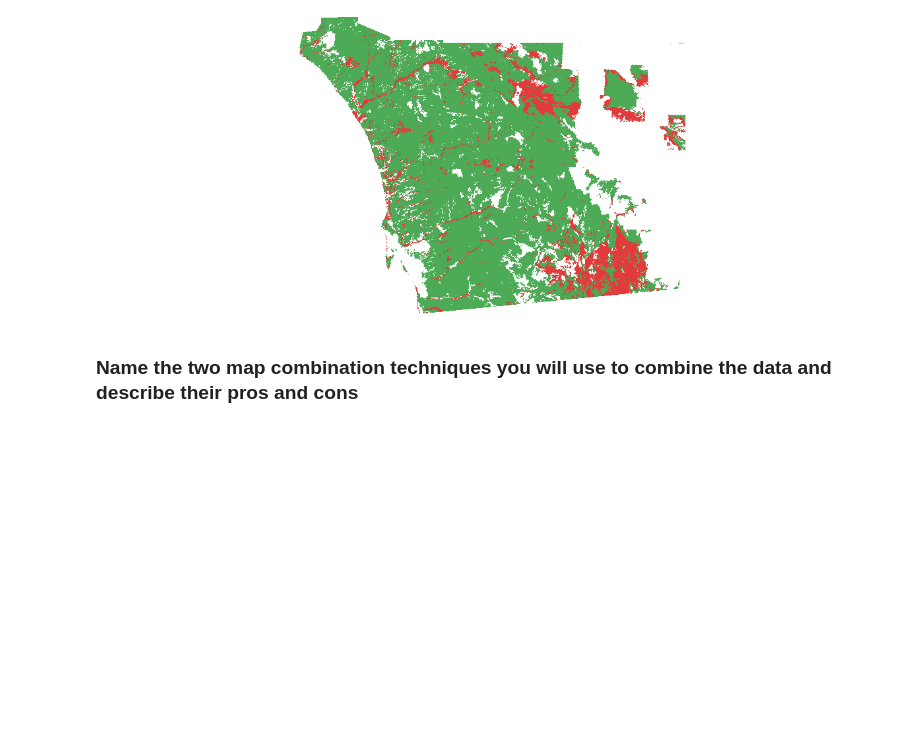
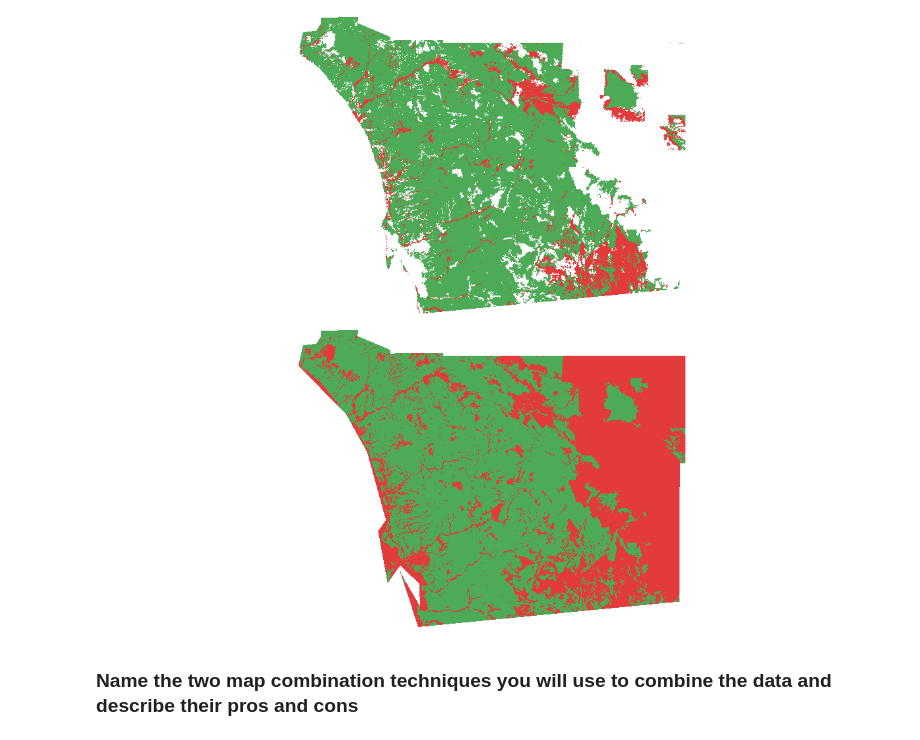
Before and after one commit to kev374k/dsc170_mp4, a Jupyter notebook: MP4.ipynb, the cells around one changed output. Saved outputs shown, nothing was run; the diff lists cells and outputs as text; code cells hidden in the pictures; blank space fills up the shorter version.

```diff
--- a/MP4.ipynb
+++ b/MP4.ipynb
@@ -324,6 +311,17 @@ soil_b_c = colormap(soil_binary, colormap=clrmap2)
 soil_b_c
 # %% [output]
 [figure]
+# %%
+soil_b_band = extract_band(soil_binary, [0])
+soil_binary_filled = raster_calculator(
+    rasters=[soil_b_band],
+    input_names=["soil"],
+    expression="con(isnull(soil), 0, soil)",
+)
+soil_binary_filled = clip(soil_binary_filled, geometry = san_diego_geometry)
+colormap(soil_binary_filled, colormap = clrmap2)
+# %% [output]
+[figure, added]
 # %% [markdown]
 ### Name the two map combination techniques you will use to combine the data and describe their pros and cons
 # %% [markdown]
```
Also changed, not shown: parts of 21 cells of this notebook.
